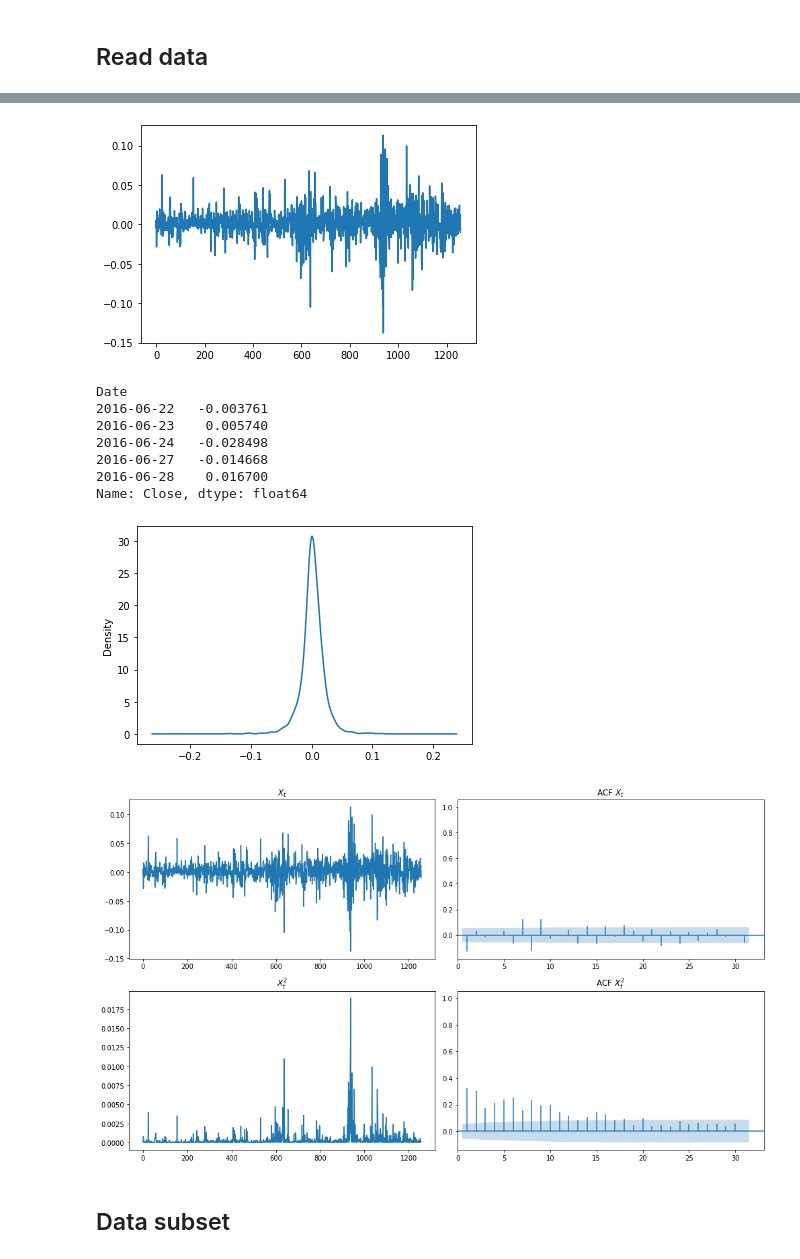
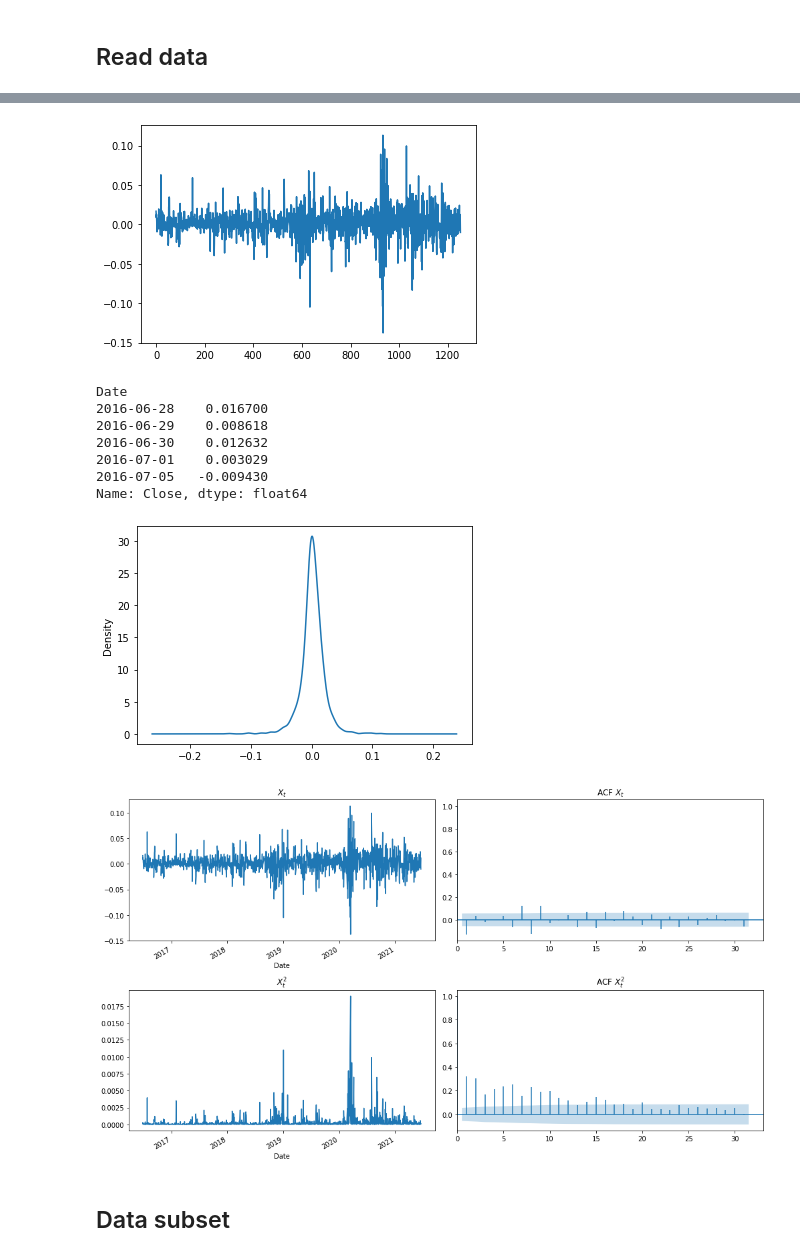
Before and after one commit to IGRDA/TFM, a Jupyter notebook: TFM_INAKI.ipynb, the cells around one changed output, grey strips where cells are left out. Saved outputs shown, nothing was run; the diff lists cells and outputs as text; code cells hidden in the pictures.

```diff
--- a/TFM_INAKI.ipynb
+++ b/TFM_INAKI.ipynb
@@ -24,7 +21,7 @@ import mertonPricer as merton
 ## Read data
 # %%
 df = pdr.data.DataReader("AAPL",'yahoo', #"av-intraday",
-                         end=datetime.today(),
+                         end=datetime(2021, 6, 20, 15, 28, 47, 573840),#datetime.today()
                          api_key="ZDT39A5EINVODTVI")
 display(df)
 df["Close"][-250:].plot(use_index=False)
@@ -53,41 +50,42 @@ plt.show()
 df.plot.kde()
 df.head()
 # %% [output]
-[figure, old version]
+[figure, new version]
 Date
-2016-06-22   -0.003761
-2016-06-23    0.005740
-2016-06-24   -0.028498
-2016-06-27   -0.014668
 2016-06-28    0.016700
+2016-06-29    0.008618
+2016-06-30    0.012632
+2016-07-01    0.003029
+2016-07-05   -0.009430
 Name: Close, dtype: float64
 [figure]
 # %%
 def tsplot(y, figsize=(14, 8),xlim=(-0.1,0.1)):
 
     fig = plt.figure(figsize=figsize)
     layout = (2, 2)
     ts_ax   = plt.subplot2grid(layout, (0, 0))
     ac_ax = plt.subplot2grid(layout, (0, 1))
     ts_ax2  = plt.subplot2grid(layout, (1, 0))
     ac_ax2 = plt.subplot2grid(layout, (1, 1))
 
-    y2=pd.Series([x**2 for x in y])
+    y2=pd.Series([x**2 for x in y],index=y.index)
 
-    y.plot(ax=ts_ax,use_index=False,title=r'$X_t$')
-    y2.plot(ax=ts_ax2,use_index=False,title=r'$X_t^2$')
+    y.plot(ax=ts_ax,title=r'$X_t$',x_compat=True)
+    y2.plot(ax=ts_ax2,title=r'$X_t^2$',x_compat=True)
 
     smt.graphics.plot_acf(y, lags=None, ax=ac_ax,marker=None,title=r'ACF $X_t$')
     smt.graphics.plot_acf(y2, lags=None, ax=ac_ax2,marker=None,title=r'ACF $X_t^2$')
 
     [ax.set_xlim(0) for ax in [ac_ax, ac_ax2]]
 
 
     fig.tight_layout()
+    #plt.savefig('logReturns.eps', format='eps')
     plt.show()
 tsplot(df)
 # %% [output]
-[figure, old version]
+[figure, new version]
 # %% [markdown]
 ## Data subset
 # %%
```
Also changed, not shown: parts of 32 cells of this notebook, 2 other files.
